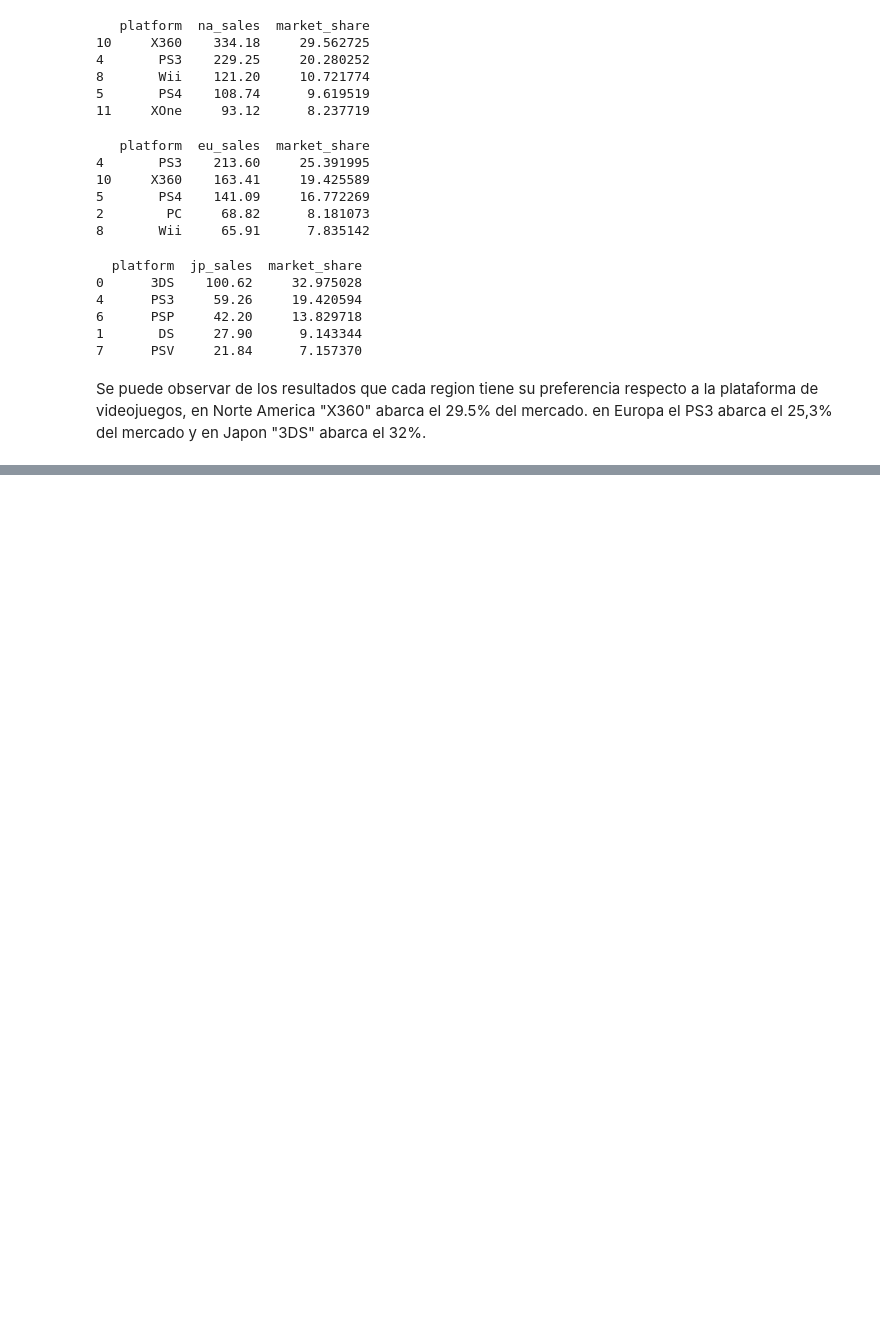
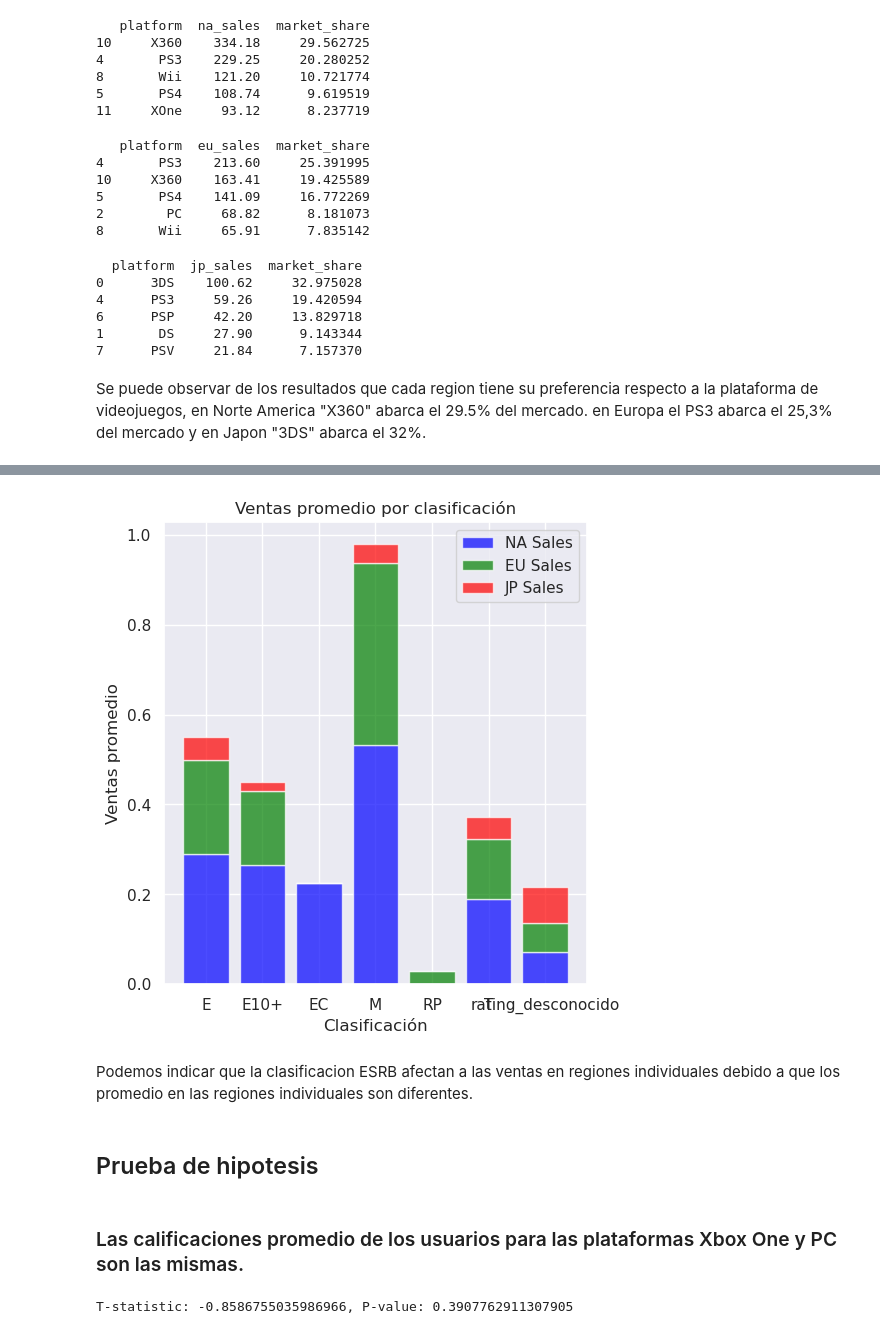
Before and after one commit to ManuelMorales-26/Analitics_game, a Jupyter notebook: games.ipynb, the cells around one changed output, grey strips where cells are left out. Saved outputs shown, nothing was run; the diff lists cells and outputs as text; code cells hidden in the pictures; blank space fills up the shorter version.

Commit message:
Se realizaron las pruebas de correlacion de ventas por region segun ESRB y se realizaron comentarios generales

```diff
--- a/games.ipynb
+++ b/games.ipynb
@@ -418,0 +470,11 @@ Se puede observar de los resultados que cada region tiene su preferencia respect
+# %%
+# Agrupamos por 'rating' y calcular la media de ventas por región
+ventas_por_rating = data_12.groupby('rating').agg({
+    'na_sales': 'mean',
+    'eu_sales': 'mean',
+    'jp_sales': 'mean',
+    'other_sales': 'mean',
+    'total_sales': 'mean'
+}).reset_index()
+
+print(ventas_por_rating)
@@ -418,0 +490,23 @@ Se puede observar de los resultados que cada region tiene su preferencia respect
+# %%
+
+#  Creamos graficos
+plt.figure(figsize=(12, 6))
+
+# Graficar las ventas por rating
+plt.subplot(1, 2, 1)
+plt.bar(ventas_por_rating['rating'], ventas_por_rating['na_sales'], color='blue', alpha=0.7, label='NA Sales')
+plt.bar(ventas_por_rating['rating'], ventas_por_rating['eu_sales'], color='green', alpha=0.7, label='EU Sales', bottom=ventas_por_rating['na_sales'])
+plt.bar(ventas_por_rating['rating'], ventas_por_rating['jp_sales'], color='red', alpha=0.7, label='JP Sales', bottom=ventas_por_rating['na_sales'] + ventas_por_rating['eu_sales'])
+plt.title('Ventas promedio por clasificación')
+plt.xlabel('Clasificación')
+plt.ylabel('Ventas promedio')
+plt.legend()
+plt.show()
+# %% [output]
+[figure, added]
+# %% [markdown]
+Podemos indicar que la clasificacion ESRB afectan a las ventas en regiones individuales debido a que los promedio en las regiones individuales son diferentes.
+# %% [markdown]
+## Prueba de hipotesis
+# %% [markdown]
+### Las calificaciones promedio de los usuarios para las plataformas Xbox One y PC son las mismas.
@@ -418,0 +521,7 @@ Se puede observar de los resultados que cada region tiene su preferencia respect
+# %%
+# Realizar la prueba t
+t_stat, p_value = stats.ttest_ind(xbox_ratings, pc_ratings, equal_var=False)
+
+print(f'T-statistic: {t_stat}, P-value: {p_value}')
+# %% [output]
+T-statistic: -0.8586755035986966, P-value: 0.3907762911307905
```
Also changed, not shown: parts of 19 cells of this notebook.
